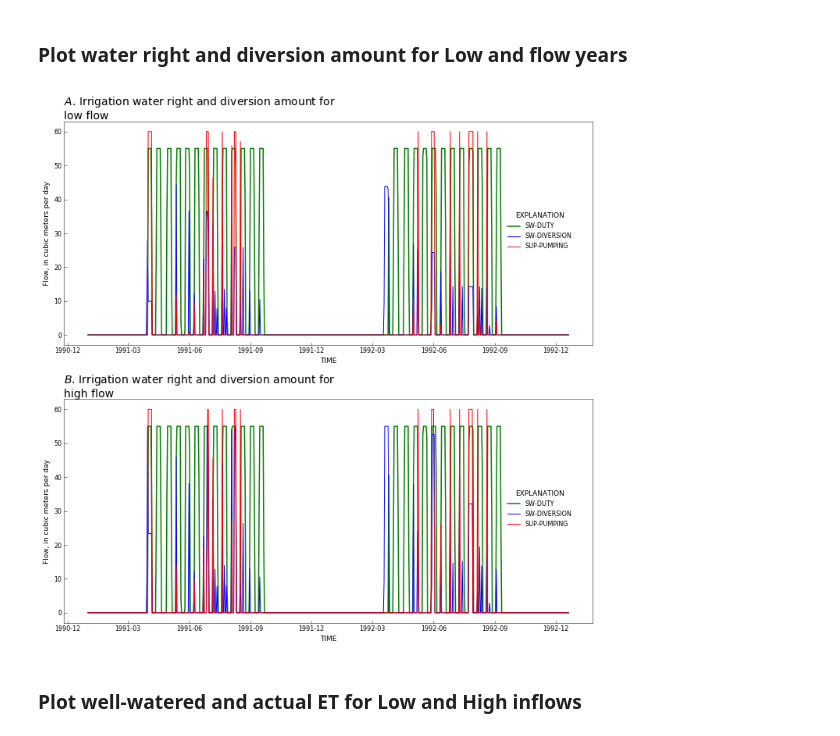
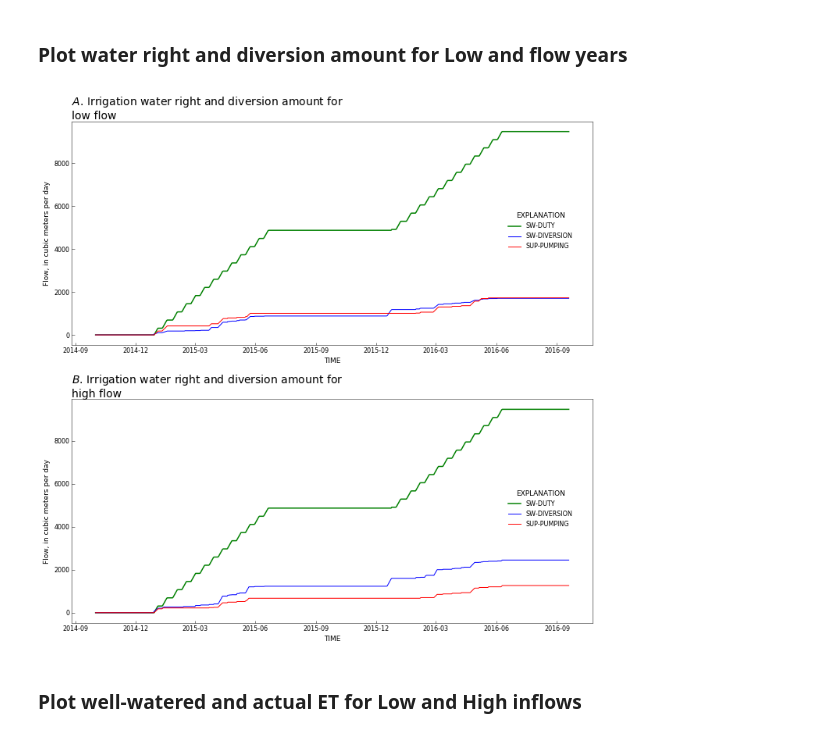
Before and after one commit to rniswon/mfnwt, a Jupyter notebook: Examples/AgWaterUse/Agwater1/notebook/Ag_ETdemand.ipynb, the cells around one changed output. Drawn from its saved outputs; the diff is of its cells as text; code cells hidden in the pictures.

Commit message:
finished analysis and plotting of results for Ag test prob 1

```diff
--- a/Examples/AgWaterUse/Agwater1/notebook/Ag_ETdemand.ipynb
+++ b/Examples/AgWaterUse/Agwater1/notebook/Ag_ETdemand.ipynb
@@ -88,12 +90,12 @@ with open(r"..\Agwater1SW_high.ts9", 'r') as f:
 # set dates for daily values; this date is simulation starte date
 dates = []
 for i in range(num_lines-1):
-    dates.append(datetime.date(1991, 1, 1)+datetime.timedelta(days=i))
+    dates.append(datetime.date(2014, 10, 1)+datetime.timedelta(days=i))
 
 # set start and end dates for plot
 startdate, enddate, plotdates = [], [], []
-startdate.append(datetime.date(1991, 1, 1))
-enddate.append(datetime.date(1993, 3, 1))
+startdate.append(datetime.date(2014, 10, 1))
+enddate.append(datetime.date(2016, 9, 30))
 # %% [markdown]
 ### Read and process the Ag diversion segment gage file for high field K
 # %%
@@ -107,19 +109,27 @@ lines=fname.readlines()
 x, y1_high, y2_high, y3_high = [], [], [], []
 # set variabes for plotting between startdate and enddate
 i=-1
+y1=0.0
 for line in lines:
     i=i+1
     if dates[i]>enddate[0]:
         break
     if dates[i]>=startdate[0]:
         plotdates.append(dates[i])
-#        x.append(line.split()[0])
         y1_high.append(line.split()[4])
         y2_high.append(line.split()[5])
         y3_high.append(line.split()[6])
+
+x=np.array(y1_high,dtype=float)
+y1_high_cum=x.cumsum()
+x=np.array(y2_high,dtype=float)
+y2_high_cum=x.cumsum()
+x=np.array(y3_high,dtype=float)
+y3_high_cum=x.cumsum()
+
+
 # close irrigation segment file
 fname.close()
-
 header=[]
 
 # set headers for plot legend
@@ -152,6 +162,13 @@ for line in lines:
         y1_low.append(line.split()[4])
         y2_low.append(line.split()[5])
         y3_low.append(line.split()[6])
+
+x=np.array(y1_low,dtype=float)
+y1_low_cum=x.cumsum()
+x=np.array(y2_low,dtype=float)
+y2_low_cum=x.cumsum()
+x=np.array(y3_low,dtype=float)
+y3_low_cum=x.cumsum()
 # close irrigation segment file
 fname.close()
 # %% [markdown]
@@ -216,40 +233,44 @@ fname.close()
 plt.rcParams['xtick.labelsize'] = 8
 plt.rcParams['ytick.labelsize'] = 8
 plt.rcParams['axes.titlesize'] = 14
 
 fig, axes = plt.subplots(2, 1, figsize=(10, 10))
 axes = axes.flat
-axes[0].plot(plotdates,y1_low,color='g', linewidth=1.5, label=header[4])
-axes[0].plot(plotdates,y2_low,color='b', linewidth=1.0, label=header[5])
-axes[0].plot(plotdates,y3_low,color='r', linewidth=1.0, label=header[6])
+axes[0].plot(plotdates,y1_low_cum,color='g', linewidth=1.5, label=header[4])
+axes[0].plot(plotdates,y2_low_cum,color='b', linewidth=1.0, label=header[5])
+axes[0].plot(plotdates,y3_low_cum,color='r', linewidth=1.0, label=header[6])
 
-axes[1].plot(plotdates,y1_high,color='g', linewidth=1.5, label=header[4])
-axes[1].plot(plotdates,y2_high,color='b', linewidth=1.0, label=header[5])
-axes[1].plot(plotdates,y3_high,color='r', linewidth=1.0, label=header[6])
+axes[1].plot(plotdates,y1_high_cum,color='g', linewidth=1.5, label=header[4])
+axes[1].plot(plotdates,y2_high_cum,color='b', linewidth=1.0, label=header[5])
+axes[1].plot(plotdates,y3_high_cum,color='r', linewidth=1.0, label=header[6])
 
 axes[0].set_ylabel('Flow, in cubic meters per day')
 axes[0].set_xlabel(header[0])
 
 plt.ylabel('Flow, in cubic meters per day')
 plt.xlabel(header[0])
 
+start, end = ax.get_xlim()
+ax.xaxis.set_ticks(np.arange(start, end, 90.0))
+
 rf.title(axes[0], 'Irrigation water right and diversion amount for low flow', subplot_prefix='A')
 
 #rf.axes_numbering(axes[1], format_x=True)
+fmt = mdates.DateFormatter('%Y-%m-%d')
 rf.title(axes[1], 'Irrigation water right and diversion amount for high flow', subplot_prefix='B')
 
 # Set legend
 handles, labels = axes[0].get_legend_handles_labels()
 rf.legend(axes[0], handles, labels, bbox_to_anchor=(.9, 0.4))
 
 # Set legend
 handles, labels = axes[1].get_legend_handles_labels()
 rf.legend(axes[1], handles, labels, bbox_to_anchor=(.9, 0.4))
 
 plt.tight_layout()
 plt.savefig('WR_inflowcomp.pdf')
 # %% [output]
-[figure, old version]
+[figure, new version]
 # %% [markdown]
 ### Plot well-watered and actual ET for Low and High inflows
 # %%
```
Also changed, not shown: parts of 3 cells of this notebook, 3 other files.
